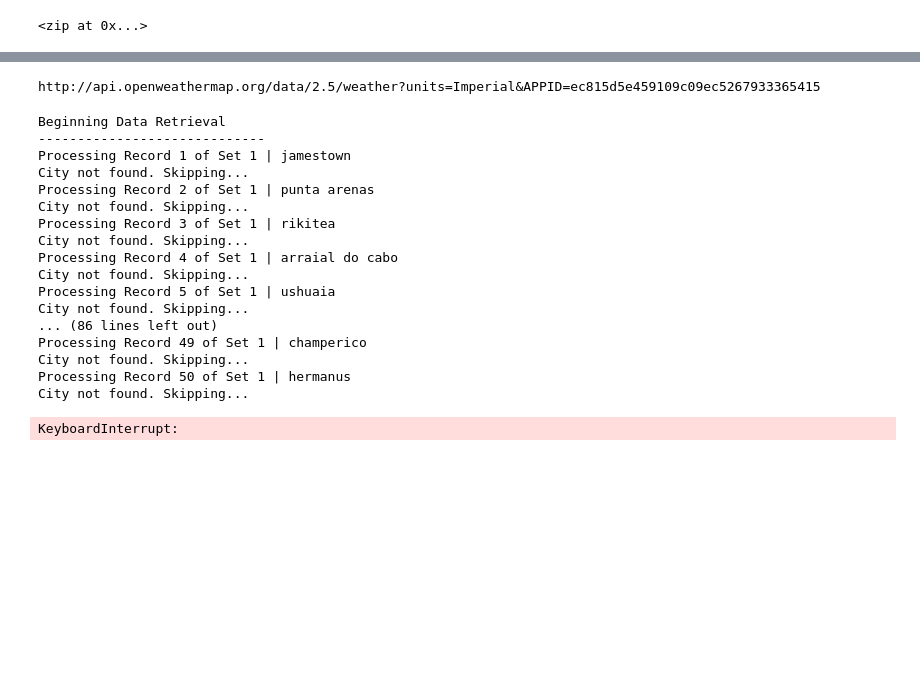
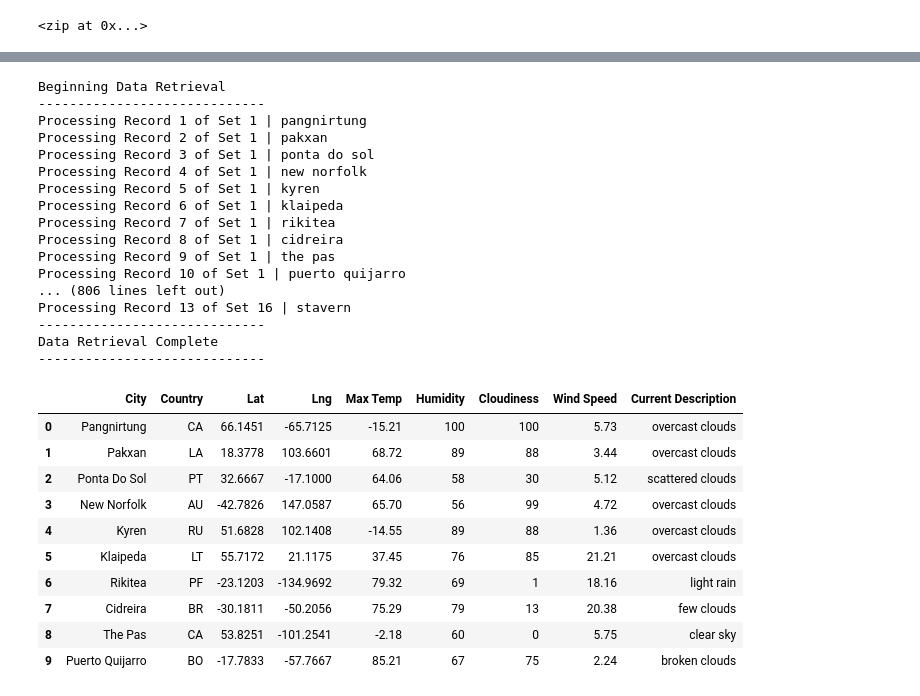
Before and after one commit to adshaughn/World_Weather_Analysis, a Jupyter notebook: Weather_Database/Weather_Database.ipynb, the cells around one changed output, grey strips where cells are left out. Saved outputs shown, nothing was run; the diff lists cells and outputs as text; code cells hidden in the pictures; blank space fills up the shorter version.

```diff
--- a/Weather_Database/Weather_Database.ipynb
+++ b/Weather_Database/Weather_Database.ipynb
@@ -41,9 +41,6 @@ from config import weather_api_key
 # %%
 # Starting URL for Weather Map API Call.
 url = "http://api.openweathermap.org/data/2.5/weather?units=Imperial&APPID=" + weather_api_key
-print(url)
-# %% [output]
-http://api.openweathermap.org/data/2.5/weather?units=Imperial&APPID=ec815d5e459109c09ec5267933365415
 # %%
 # Import the time library and the datetime module from the datetime library
 import time
@@ -87,21 +84,20 @@ for i, city in enumerate(cities):
         city_humidity = city_weather["main"]["humidity"]
         city_clouds = city_weather["clouds"]["all"]
         city_wind = city_weather["wind"]["speed"]
-        city_description = city_weather["weather"]["description"]
+        city_description = city_weather["weather"][0]["description"]
         city_country = city_weather["sys"]["country"]
         # Convert the date to ISO standard.
         city_date = datetime.utcfromtimestamp(city_weather["dt"]).strftime('%Y-%m-%d %H:%M:%S')
         # Append the city information into city_data list.
         city_data.append({"City": city.title(),
+                          "Country": city_country,
                           "Lat": city_lat,
                           "Lng": city_lng,
                           "Max Temp": city_max_temp,
                           "Humidity": city_humidity,
                           "Cloudiness": city_clouds,
                           "Wind Speed": city_wind,
-                          "Weather Description": city_description,
-                          "Country": city_country,
-                          "Date": city_date})
+                          "Current Description": city_description})
 
 # If an error is experienced, skip the city.
     except:
@@ -115,19 +111,33 @@ print("-----------------------------")
 # %% [output]
 Beginning Data Retrieval
 -----------------------------
-Processing Record 1 of Set 1 | jamestown
-City not found. Skipping...
-Processing Record 2 of Set 1 | punta arenas
-City not found. Skipping...
-Processing Record 3 of Set 1 | rikitea
-City not found. Skipping...
-Processing Record 4 of Set 1 | arraial do cabo
-City not found. Skipping...
-Processing Record 5 of Set 1 | ushuaia
-City not found. Skipping...
-... (86 lines left out)
-Processing Record 49 of Set 1 | champerico
-City not found. Skipping...
-Processing Record 50 of Set 1 | hermanus
-City not found. Skipping...
+Processing Record 1 of Set 1 | pangnirtung
+Processing Record 2 of Set 1 | pakxan
+Processing Record 3 of Set 1 | ponta do sol
+Processing Record 4 of Set 1 | new norfolk
+Processing Record 5 of Set 1 | kyren
+Processing Record 6 of Set 1 | klaipeda
+Processing Record 7 of Set 1 | rikitea
+Processing Record 8 of Set 1 | cidreira
+Processing Record 9 of Set 1 | the pas
+Processing Record 10 of Set 1 | puerto quijarro
+... (806 lines left out)
+Processing Record 13 of Set 16 | stavern
+-----------------------------
+Data Retrieval Complete
+-----------------------------
-KeyboardInterrupt:
+# %%
+city_data_df = pd.DataFrame(city_data)
+city_data_df.head(10)
+# %% [output]
+|  | City | Country | Lat | Lng | Max Temp | Humidity | Cloudiness | Wind Speed | Current Description |
+| 0 | Pangnirtung | CA | 66.1451 | -65.7125 | -15.21 | 100 | 100 | 5.73 | overcast clouds |
+| 1 | Pakxan | LA | 18.3778 | 103.6601 | 68.72 | 89 | 88 | 3.44 | overcast clouds |
+| 2 | Ponta Do Sol | PT | 32.6667 | -17.1000 | 64.06 | 58 | 30 | 5.12 | scattered clouds |
+| 3 | New Norfolk | AU | -42.7826 | 147.0587 | 65.70 | 56 | 99 | 4.72 | overcast clouds |
+| 4 | Kyren | RU | 51.6828 | 102.1408 | -14.55 | 89 | 88 | 1.36 | overcast clouds |
+| 5 | Klaipeda | LT | 55.7172 | 21.1175 | 37.45 | 76 | 85 | 21.21 | overcast clouds |
+| 6 | Rikitea | PF | -23.1203 | -134.9692 | 79.32 | 69 | 1 | 18.16 | light rain |
+| 7 | Cidreira | BR | -30.1811 | -50.2056 | 75.29 | 79 | 13 | 20.38 | few clouds |
+| 8 | The Pas | CA | 53.8251 | -101.2541 | -2.18 | 60 | 0 | 5.75 | clear sky |
+| 9 | Puerto Quijarro | BO | -17.7833 | -57.7667 | 85.21 | 67 | 75 | 2.24 | broken clouds |
```
Also changed, not shown: parts of 2 cells of this notebook, 3 other files.
